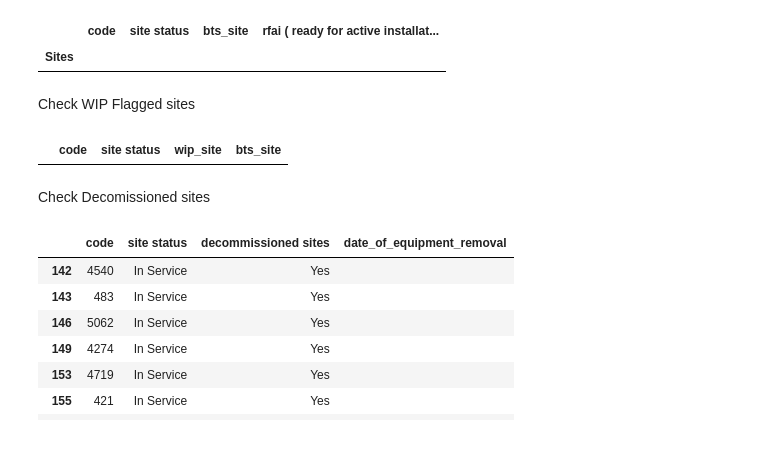
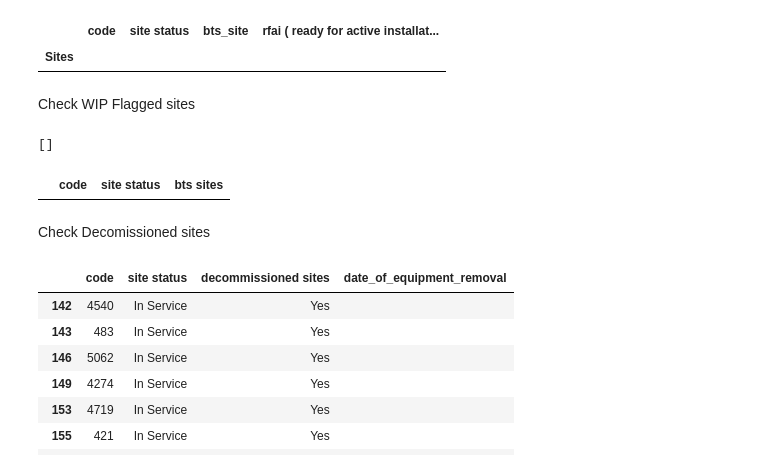
Before and after one commit to emerenan/xlsx_validation, a Jupyter notebook: ro_validations.ipynb, the cells around one changed output. Saved outputs shown, nothing was run; the diff lists cells and outputs as text; code cells hidden in the pictures.

```diff
--- a/ro_validations.ipynb
+++ b/ro_validations.ipynb
@@ -1299,14 +1297,6 @@ dic_cols = {'phase msa (phase 1)/pma (phase 2)':'phase _1/_2',\
         'unnamed: 134':'no_4'}
 towerdb = towerdb.rename(columns=dic_cols)
 towerdb.columns = list(map(lambda x: re.sub(r'^\s+|\s+$', '', str(x.lower())), towerdb.columns.to_list()))
-new = []
-for i in towerdb['phase _1/_2']:
-    if i =='_1':
-        new.append('MSA (Phase 1)')
-    else:
-        new.append('MSA (Phase 2)')
-
-towerdb['phase _1/_2'] = new
 
 dates_tw =['infrastructure ready (existing)/ to be ready (new)','billing trigger date','first_active_sharing_start_date',
            'first_active_sharing_end_date','rfai ( ready for active installation )', 'date_of_equipment_removal']
@@ -1317,8 +1307,13 @@ for i in dates_tw:
                     and not isinstance(date_obj, str) else '' for date_obj in towerdb[i]]
     towerdb[i] = towerdb[i].astype(str)
 
+ints = ['orange passive shared sites', 'tlk.1', 'orange', 'rcs&rds.1', 'otmos']
+for i in ints:
+    towerdb[i] = list(map(int, towerdb[i]))
+
 towerdb['no_1'] = ['' for i in range(towerdb.shape[0])]
 towerdb['no_2'] = ['' for i in range(towerdb.shape[0])]
+towerdb[tw_index] = list(map(str,towerdb[tw_index]))
 
 towerdb = towerdb.fillna('')
-towerdb.head(2)
+towerdb.to_csv('/content/TowerDB_Romania_20210831.csv', index=False)
@@ -1815,39 +1635,30 @@ df_bts_errors
 | Sites |  |  |  |  |
 # %% [markdown]
 Check WIP Flagged sites
+# %%
+towerdb[tw_index] = list(map(str,towerdb[tw_index]))
 # %%
 """ Wip Sites Check"""
 def check_wip(df_tw,tw_index, wip_tw, tw_bts, tw_status, df_msa, msa_index, wip_msa_col):
 
-    #Nested Function to make conditional validations
-    def cond_wip_check(wip_msa, tw_wip_sites):
-        count_wip = 0
-        wip_out_tw=[]
-        if sorted(wip_msa) != sorted(tw_wip_sites):
-            for i in tw_wip_sites:
-                if i not in wip_msa:
-                    count_wip += 1
-                    wip_out_tw.append(i)
+    wip_msa = [i for i in df_msa[df_msa[wip_msa_col]=='Yes'][msa_index]]
 
-        return wip_out_tw
-
-    wip_msa = df_msa[df_msa[wip_msa_col]=='Yes']
-    wip_msa = [str(i) for i in wip_msa[msa_index]]
-
-    tw_wip_sites = df_tw[df_tw[wip_tw]=='Yes']
-    tw_wip_sites = [str(i) for i in tw_wip_sites[tw_index]]
+    tw_wip_sites = [ i for i in df_tw[df_tw[wip_tw]=='Yes'][tw_index]]
 
     tw_wip_site_bts_flagged = df_tw[(df_tw[wip_tw]=='Yes')&(df_tw[tw_bts]=='Yes')]
     tw_wip_site_bts_flagged = tw_wip_site_bts_flagged[[tw_index, tw_status,wip_tw, tw_bts]]
 
-    wip_out_tw_list = cond_wip_check(wip_msa, tw_wip_sites)
+    wip_out_tw_list = [str(i) for i in wip_msa if i not in tw_wip_sites]
+    wip_out_tw_list = df_tw.loc[df_tw[tw_index].isin(wip_out_tw_list), [tw_index,tw_status,tw_bts]]
+
     return wip_out_tw_list, tw_wip_site_bts_flagged
 
 wip_out_tw_list, df_wip_and_bts_flagged = check_wip(towerdb,tw_index, tw_wip, tw_bts,tw_status, msa, msa_index, msa_wip)
-df_wip_and_bts_flagged
+wip_out_tw_list
 # No errors
 # %% [output]
+[]
-|  | code | site status | wip_site | bts_site |
+|  | code | site status | bts sites |
 # %% [markdown]
 Check Decomissioned sites
 # %%
```
Also changed, not shown: parts of 24 cells of this notebook.
